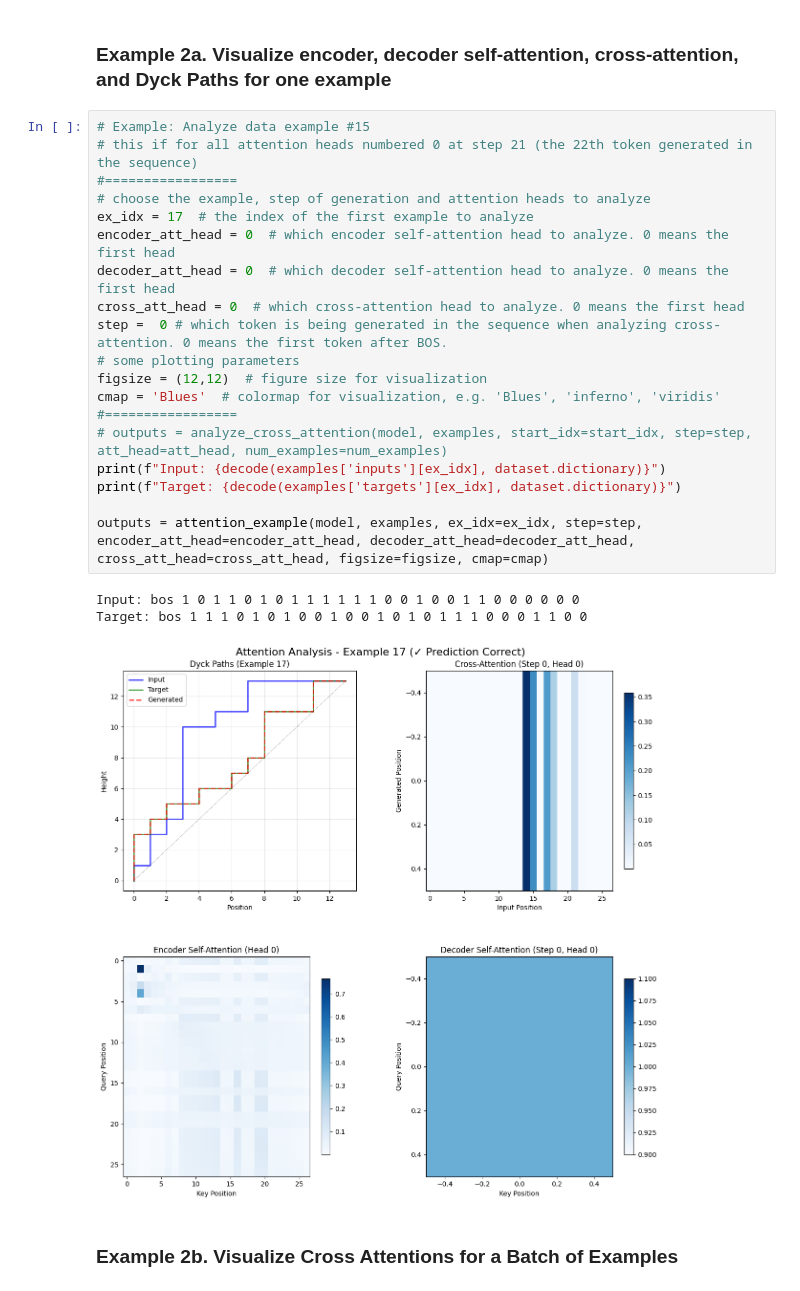
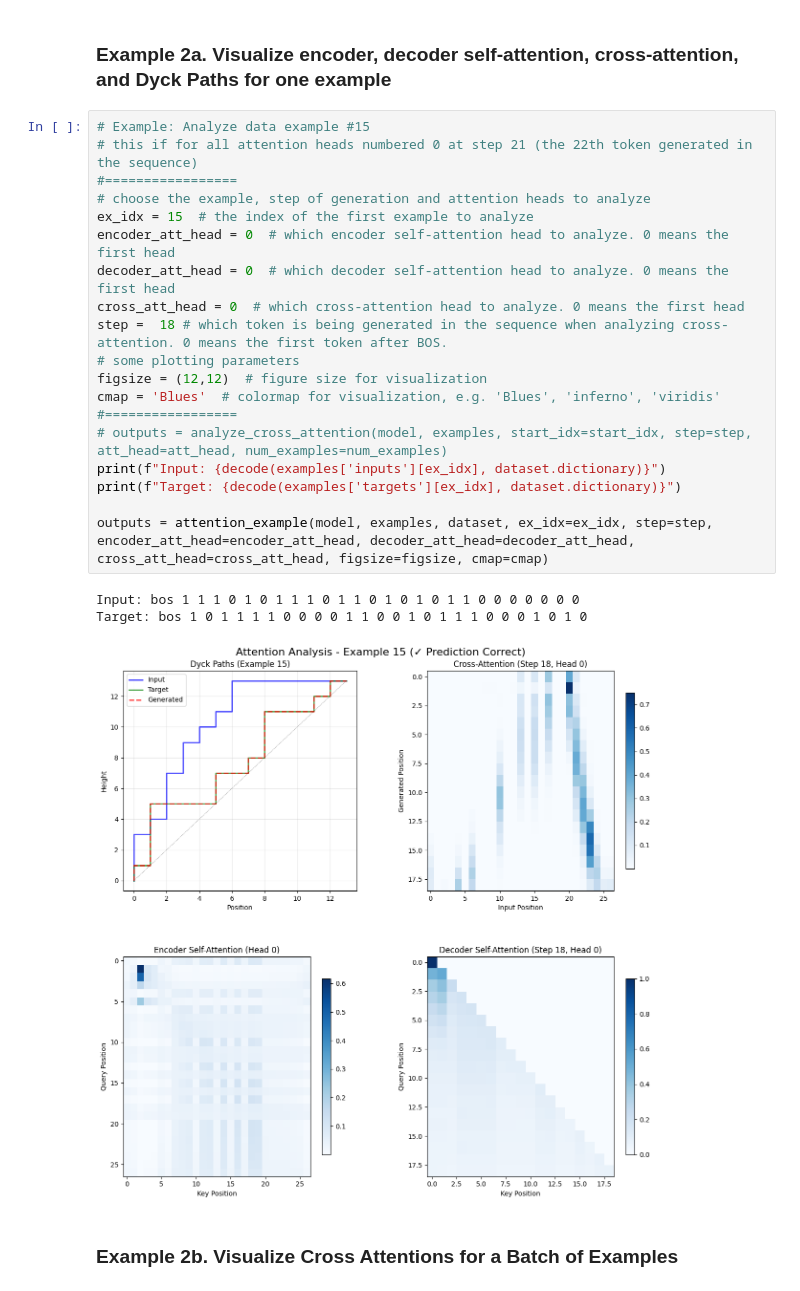
Before and after one commit to cocoxhuang/DyckTransformer, a Jupyter notebook: Analysis.ipynb, the cells around one changed output. Saved outputs shown, nothing was run; the diff lists cells and outputs as text.

```diff
--- a/Analysis.ipynb
+++ b/Analysis.ipynb
@@ -219,26 +105,26 @@ Probing Accuracy: 0.8385
 # %%
 # Example: Analyze data example #15
 # this if for all attention heads numbered 0 at step 21 (the 22th token generated in the sequence)
 #=================
 # choose the example, step of generation and attention heads to analyze
-ex_idx = 17  # the index of the first example to analyze
+ex_idx = 15  # the index of the first example to analyze
 encoder_att_head = 0  # which encoder self-attention head to analyze. 0 means the first head
 decoder_att_head = 0  # which decoder self-attention head to analyze. 0 means the first head
 cross_att_head = 0  # which cross-attention head to analyze. 0 means the first head
-step =  0 # which token is being generated in the sequence when analyzing cross-attention. 0 means the first token after BOS.
+step =  18 # which token is being generated in the sequence when analyzing cross-attention. 0 means the first token after BOS.
 # some plotting parameters
 figsize = (12,12)  # figure size for visualization
 cmap = 'Blues'  # colormap for visualization, e.g. 'Blues', 'inferno', 'viridis'
 #=================
 # outputs = analyze_cross_attention(model, examples, start_idx=start_idx, step=step, att_head=att_head, num_examples=num_examples)
 print(f"Input: {decode(examples['inputs'][ex_idx], dataset.dictionary)}")
 print(f"Target: {decode(examples['targets'][ex_idx], dataset.dictionary)}")
 
-outputs = attention_example(model, examples, ex_idx=ex_idx, step=step, encoder_att_head=encoder_att_head, decoder_att_head=decoder_att_head, cross_att_head=cross_att_head, figsize=figsize, cmap=cmap)
+outputs = attention_example(model, examples, dataset, ex_idx=ex_idx, step=step, encoder_att_head=encoder_att_head, decoder_att_head=decoder_att_head, cross_att_head=cross_att_head, figsize=figsize, cmap=cmap)
 # %% [output]
-Input: bos 1 0 1 1 0 1 0 1 1 1 1 1 1 0 0 1 0 0 1 1 0 0 0 0 0 0
-Target: bos 1 1 1 0 1 0 1 0 0 1 0 0 1 0 1 0 1 1 1 0 0 0 1 1 0 0
+Input: bos 1 1 1 0 1 0 1 1 1 0 1 1 0 1 0 1 0 1 1 0 0 0 0 0 0 0
+Target: bos 1 0 1 1 1 1 0 0 0 0 1 1 0 0 1 0 1 1 1 0 0 0 1 0 1 0
-[figure, old version]
+[figure, new version]
 # %% [markdown]
 ### Example 2b. Visualize Cross Attentions for a Batch of Examples
 # %%
```
Also changed, not shown: parts of 28 cells of this notebook, 16 other files.
